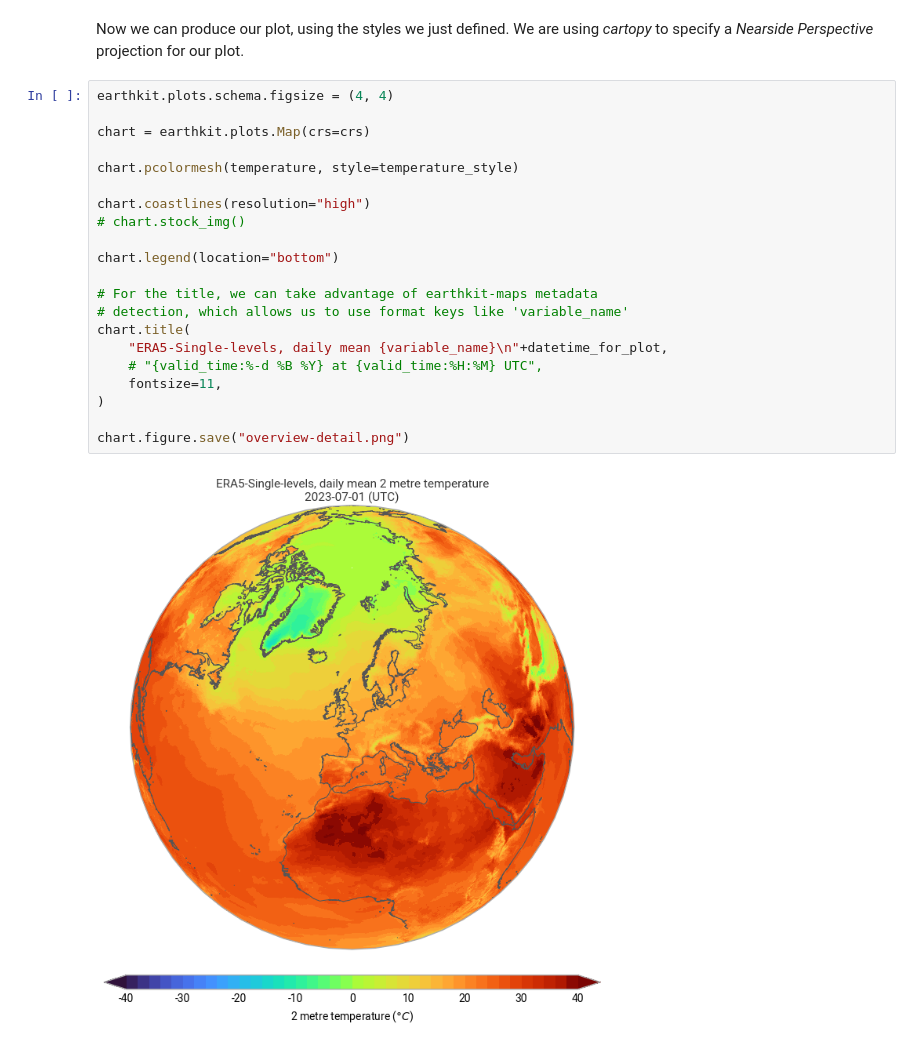
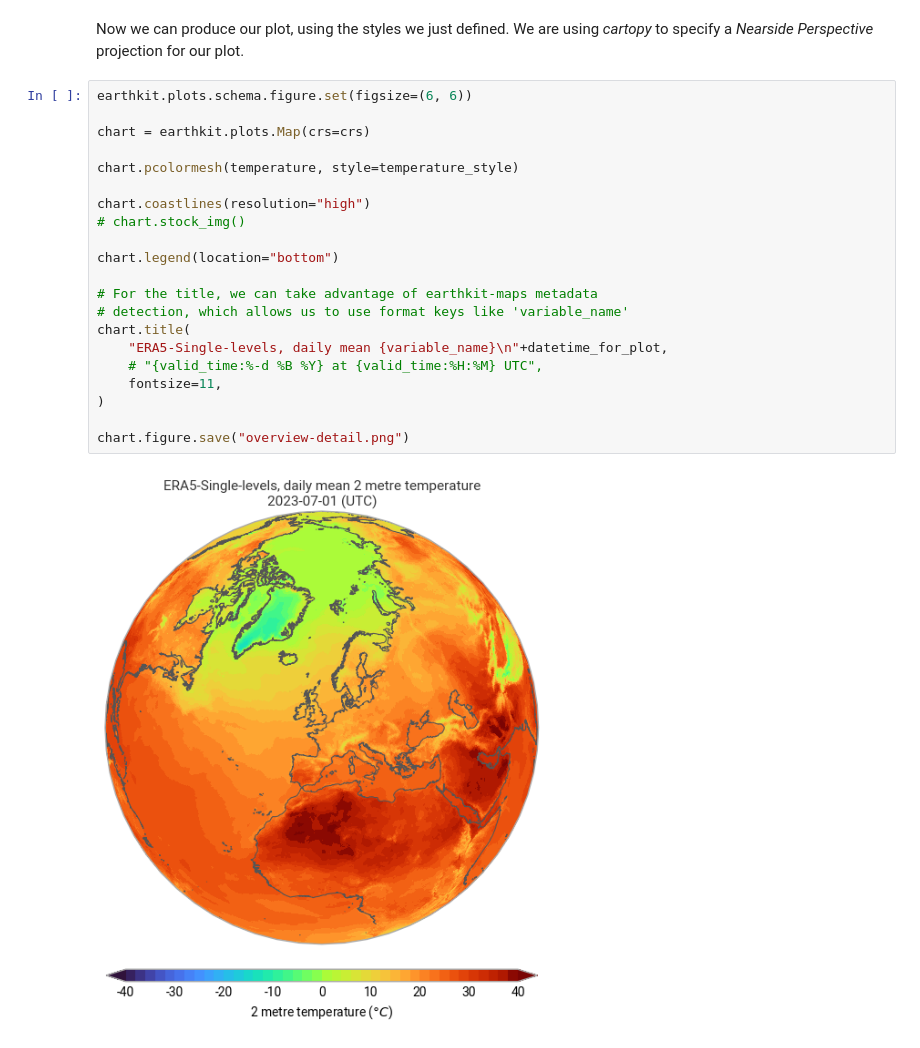
Before and after one commit to ecmwf-projects/dss-notebooks, a Jupyter notebook: datasets/derived-era5-single-levels-statistics/demo.ipynb, the cells around one changed output. Cells and saved outputs as stored; diff of their text form.

```diff
--- a/datasets/derived-era5-single-levels-statistics/demo.ipynb
+++ b/datasets/derived-era5-single-levels-statistics/demo.ipynb
@@ -50,26 +48,26 @@ crs = ccrs.NearsidePerspective(central_latitude=50)
 # %% [markdown]
 Now we can produce our plot, using the styles we just defined. We are using *cartopy* to specify a *Nearside Perspective* projection for our plot.
 # %%
-earthkit.plots.schema.figsize = (4, 4)
+earthkit.plots.schema.figure.set(figsize=(6, 6))
 
 chart = earthkit.plots.Map(crs=crs)
 
 chart.pcolormesh(temperature, style=temperature_style)
 
 chart.coastlines(resolution="high")
 # chart.stock_img()
 
 chart.legend(location="bottom")
 
 # For the title, we can take advantage of earthkit-maps metadata
 # detection, which allows us to use format keys like 'variable_name'
 chart.title(
     "ERA5-Single-levels, daily mean {variable_name}\n"+datetime_for_plot,
     # "{valid_time:%-d %B %Y} at {valid_time:%H:%M} UTC",
     fontsize=11,
 )
 
 chart.figure.save("overview-detail.png")
 # %% [output]
-[figure, old version]
+[figure, new version]
 # %%
```
Also changed, not shown: parts of 2 cells of this notebook, 2 other files.
